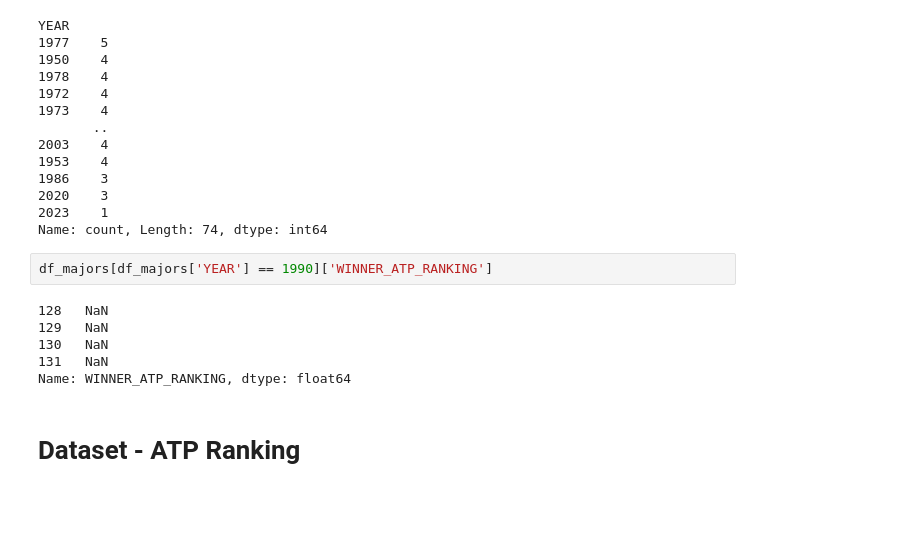
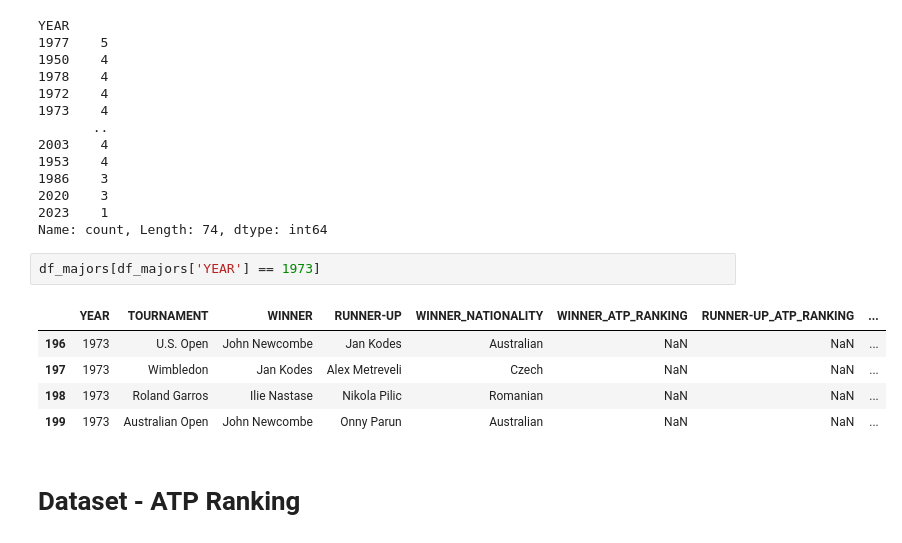
Before and after one commit to Lokhy87/EDA_entrega, a Jupyter notebook: Limpieza.ipynb, the cells around one changed output. Drawn from its saved outputs; the diff is of its cells as text; blank space fills up the shorter version.

```diff
--- a/Limpieza.ipynb
+++ b/Limpieza.ipynb
@@ -233,13 +235,13 @@ YEAR
 2023    1
 Name: count, Length: 74, dtype: int64
 # %%
-df_majors[df_majors['YEAR'] == 1990]['WINNER_ATP_RANKING']
+df_majors[df_majors['YEAR'] == 1973]
 # %% [output]
-128   NaN
-129   NaN
-130   NaN
-131   NaN
-Name: WINNER_ATP_RANKING, dtype: float64
+|  | YEAR | TOURNAMENT | WINNER | RUNNER-UP | WINNER_NATIONALITY | WINNER_ATP_RANKING | RUNNER-UP_ATP_RANKING | ... |
+| 196 | 1973 | U.S. Open | John Newcombe | Jan Kodes | Australian | NaN | NaN | ... |
+| 197 | 1973 | Wimbledon | Jan Kodes | Alex Metreveli | Czech | NaN | NaN | ... |
+| 198 | 1973 | Roland Garros | Ilie Nastase | Nikola Pilic | Romanian | NaN | NaN | ... |
+| 199 | 1973 | Australian Open | John Newcombe | Onny Parun | Australian | NaN | NaN | ... |
 # %% [markdown]
 # Dataset - ATP Ranking
 # %%
```
Also changed, not shown: parts of 7 cells of this notebook, 8 other files.
